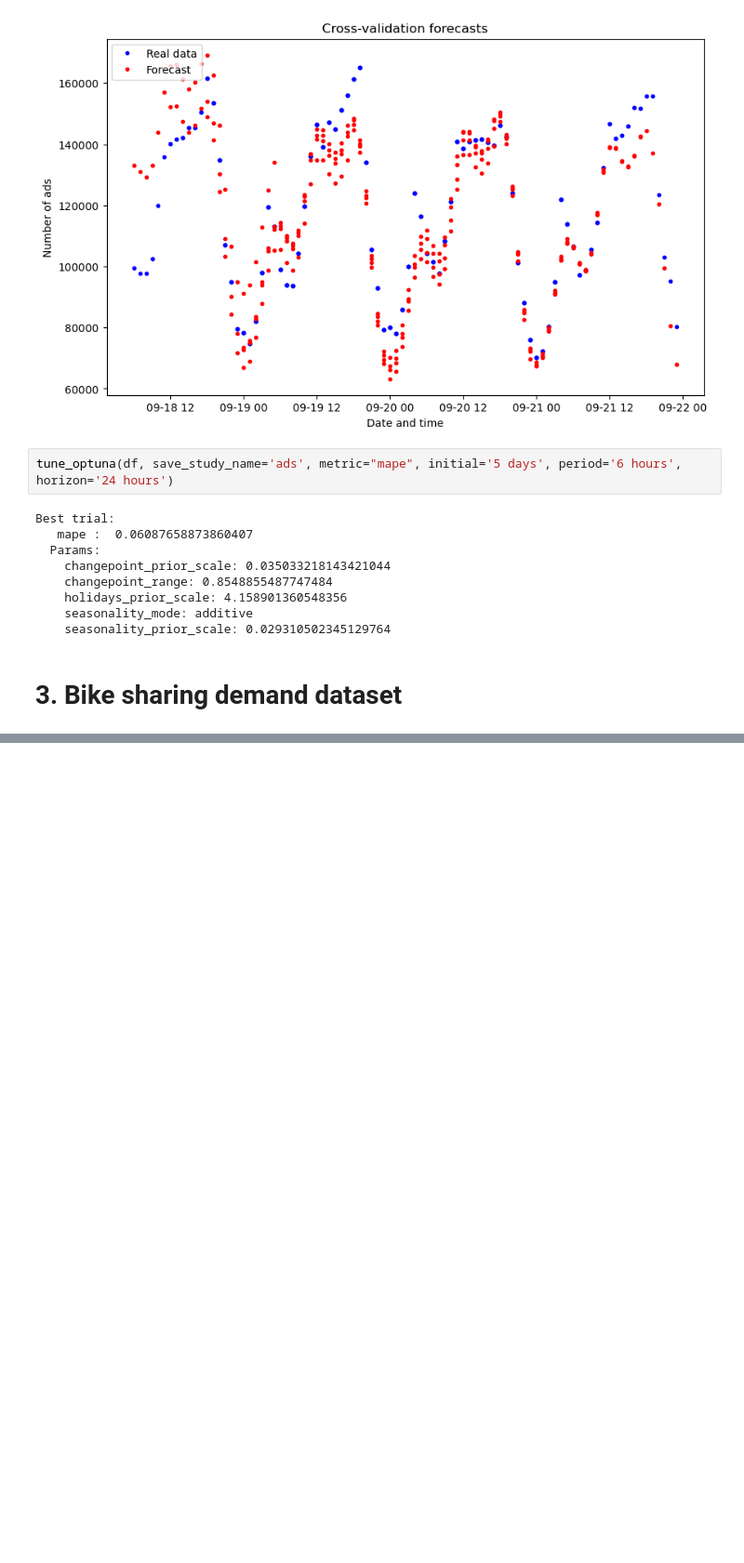
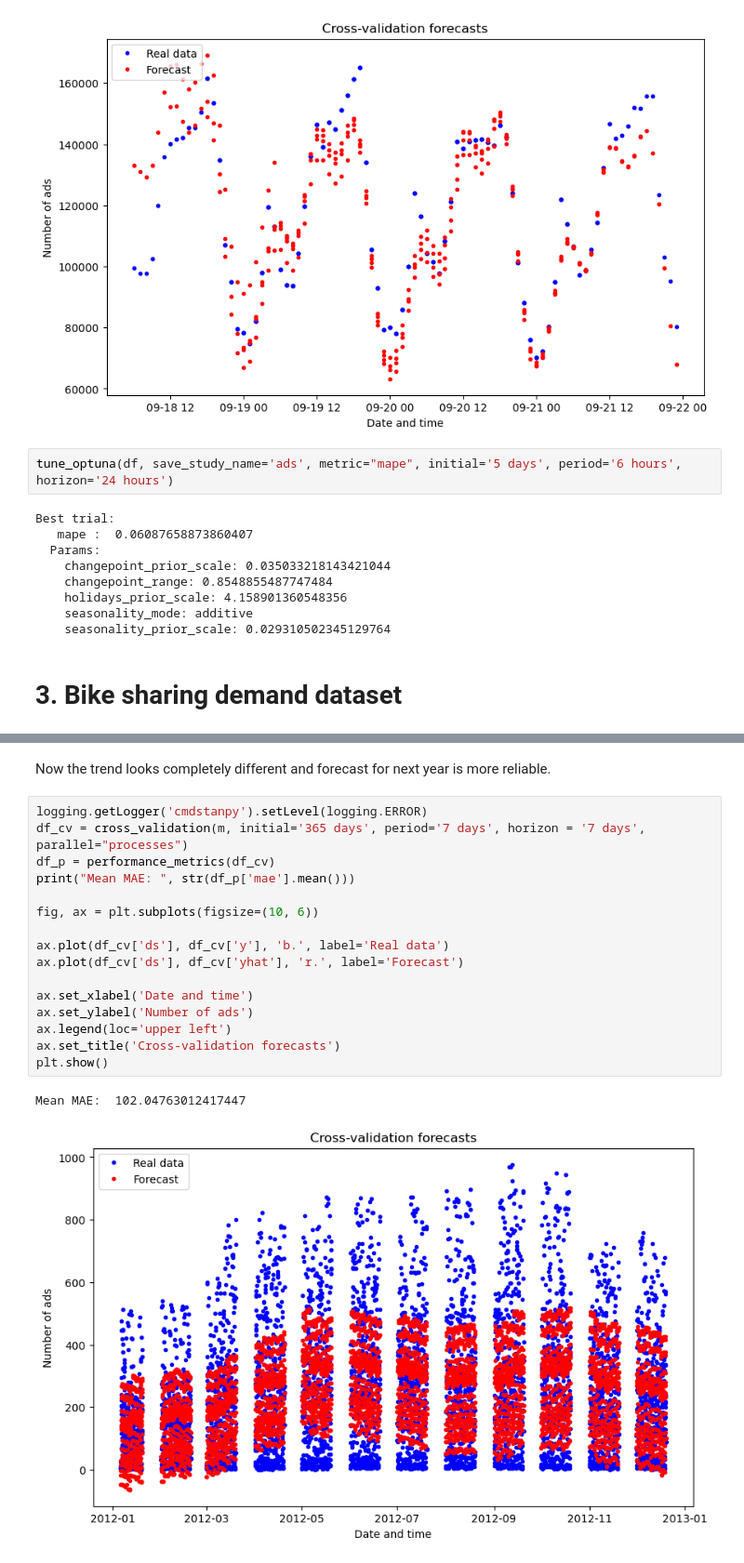
Before and after one commit to jansowa/prophet-examples, a Jupyter notebook: medium-article-exponential-mape-shorter-cut.ipynb, the cells around one changed output, grey strips where cells are left out. Shown at 93% size. Saved outputs shown, nothing was run; the diff lists cells and outputs as text; blank space fills up the shorter version.

```diff
--- a/medium-article-exponential-mape-shorter-cut.ipynb
+++ b/medium-article-exponential-mape-shorter-cut.ipynb
@@ -254,0 +275,21 @@ df
+# %% [markdown]
+Now the trend looks completely different and forecast for next year is more reliable.
+# %%
+logging.getLogger('cmdstanpy').setLevel(logging.ERROR)
+df_cv = cross_validation(m, initial='365 days', period='7 days', horizon = '7 days', parallel="processes")
+df_p = performance_metrics(df_cv)
+print("Mean MAE: ", str(df_p['mae'].mean()))
+
+fig, ax = plt.subplots(figsize=(10, 6))
+
+ax.plot(df_cv['ds'], df_cv['y'], 'b.', label='Real data')
+ax.plot(df_cv['ds'], df_cv['yhat'], 'r.', label='Forecast')
+
+ax.set_xlabel('Date and time')
+ax.set_ylabel('Number of ads')
+ax.legend(loc='upper left')
+ax.set_title('Cross-validation forecasts')
+plt.show()
+# %% [output]
+Mean MAE:  102.04763012417447
+[figure, added]
```
Also changed, not shown: parts of 14 cells of this notebook, 1 other file.
